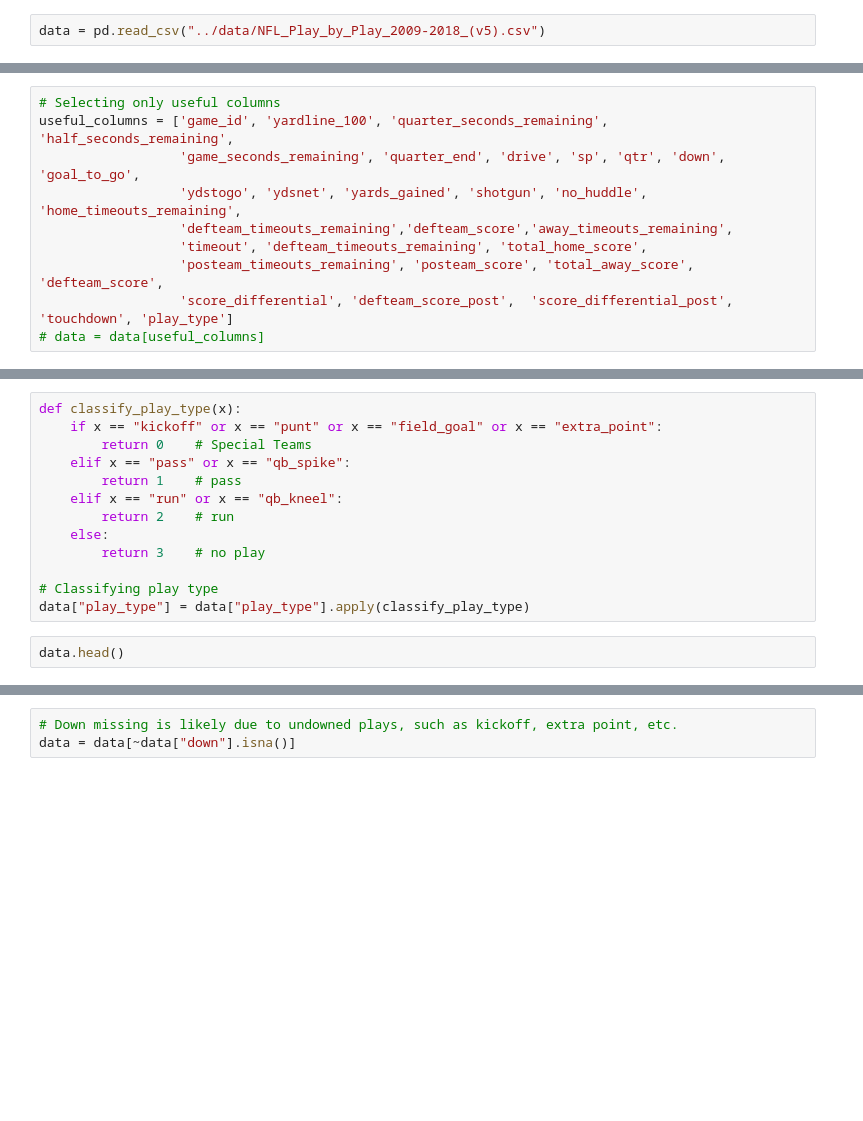
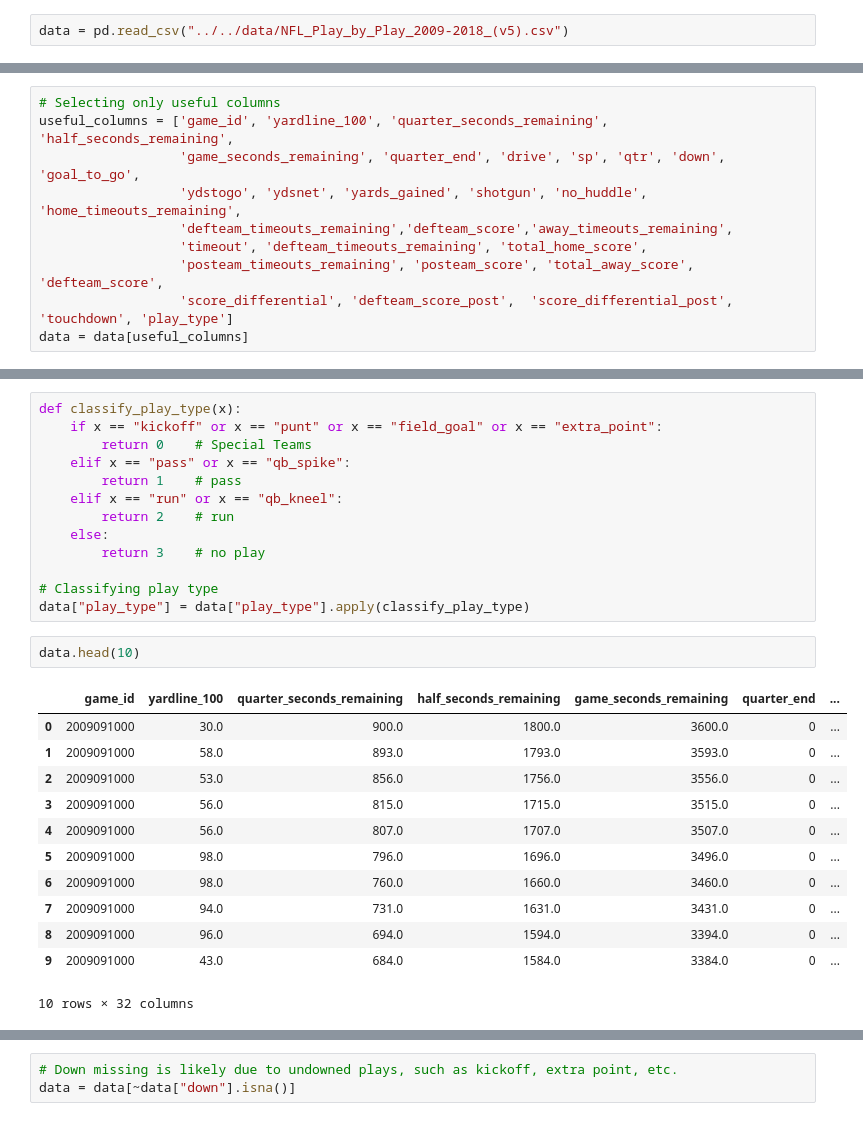
Before and after one commit to tuckert23/ds6050-final-project, a Jupyter notebook: milestones/milestone2/lstm.ipynb, the cells around one changed output, grey strips where cells are left out. Drawn from its saved outputs; the diff is of its cells as text; blank space fills up the shorter version.

```diff
--- a/milestones/milestone2/lstm.ipynb
+++ b/milestones/milestone2/lstm.ipynb
@@ -31,7 +31,7 @@ from sklearn.model_selection import train_test_split
 BATCH_SIZE = 100
 EPOCHS = 10
 # %%
-data = pd.read_csv("../data/NFL_Play_by_Play_2009-2018_(v5).csv")
+data = pd.read_csv("../../data/NFL_Play_by_Play_2009-2018_(v5).csv")
 # %%
 # Exploratory feature extraction code
 [col for col in data.columns.to_list() if "pos" in col]
@@ -54,7 +68,7 @@ useful_columns = ['game_id', 'yardline_100', 'quarter_seconds_remaining', 'half_
                   'timeout', 'defteam_timeouts_remaining', 'total_home_score',
                   'posteam_timeouts_remaining', 'posteam_score', 'total_away_score', 'defteam_score',
                   'score_differential', 'defteam_score_post',  'score_differential_post', 'touchdown', 'play_type']
-# data = data[useful_columns]
+data = data[useful_columns]
 # %%
 # For LaTeX formatting
 for col in useful_columns:
@@ -74,7 +106,20 @@ def classify_play_type(x):
 # Classifying play type
 data["play_type"] = data["play_type"].apply(classify_play_type)
 # %%
-data.head()
+data.head(10)
+# %% [output]
+|  | game_id | yardline_100 | quarter_seconds_remaining | half_seconds_remaining | game_seconds_remaining | quarter_end | ... |
+| 0 | 2009091000 | 30.0 | 900.0 | 1800.0 | 3600.0 | 0 | ... |
+| 1 | 2009091000 | 58.0 | 893.0 | 1793.0 | 3593.0 | 0 | ... |
+| 2 | 2009091000 | 53.0 | 856.0 | 1756.0 | 3556.0 | 0 | ... |
+| 3 | 2009091000 | 56.0 | 815.0 | 1715.0 | 3515.0 | 0 | ... |
+| 4 | 2009091000 | 56.0 | 807.0 | 1707.0 | 3507.0 | 0 | ... |
+| 5 | 2009091000 | 98.0 | 796.0 | 1696.0 | 3496.0 | 0 | ... |
+| 6 | 2009091000 | 98.0 | 760.0 | 1660.0 | 3460.0 | 0 | ... |
+| 7 | 2009091000 | 94.0 | 731.0 | 1631.0 | 3431.0 | 0 | ... |
+| 8 | 2009091000 | 96.0 | 694.0 | 1594.0 | 3394.0 | 0 | ... |
+| 9 | 2009091000 | 43.0 | 684.0 | 1584.0 | 3384.0 | 0 | ... |
+10 rows × 32 columns
 # %%
 # Confirming data types are numeric
 data.dtypes
```
Also changed, not shown: parts of 9 cells of this notebook, 1 other file.
